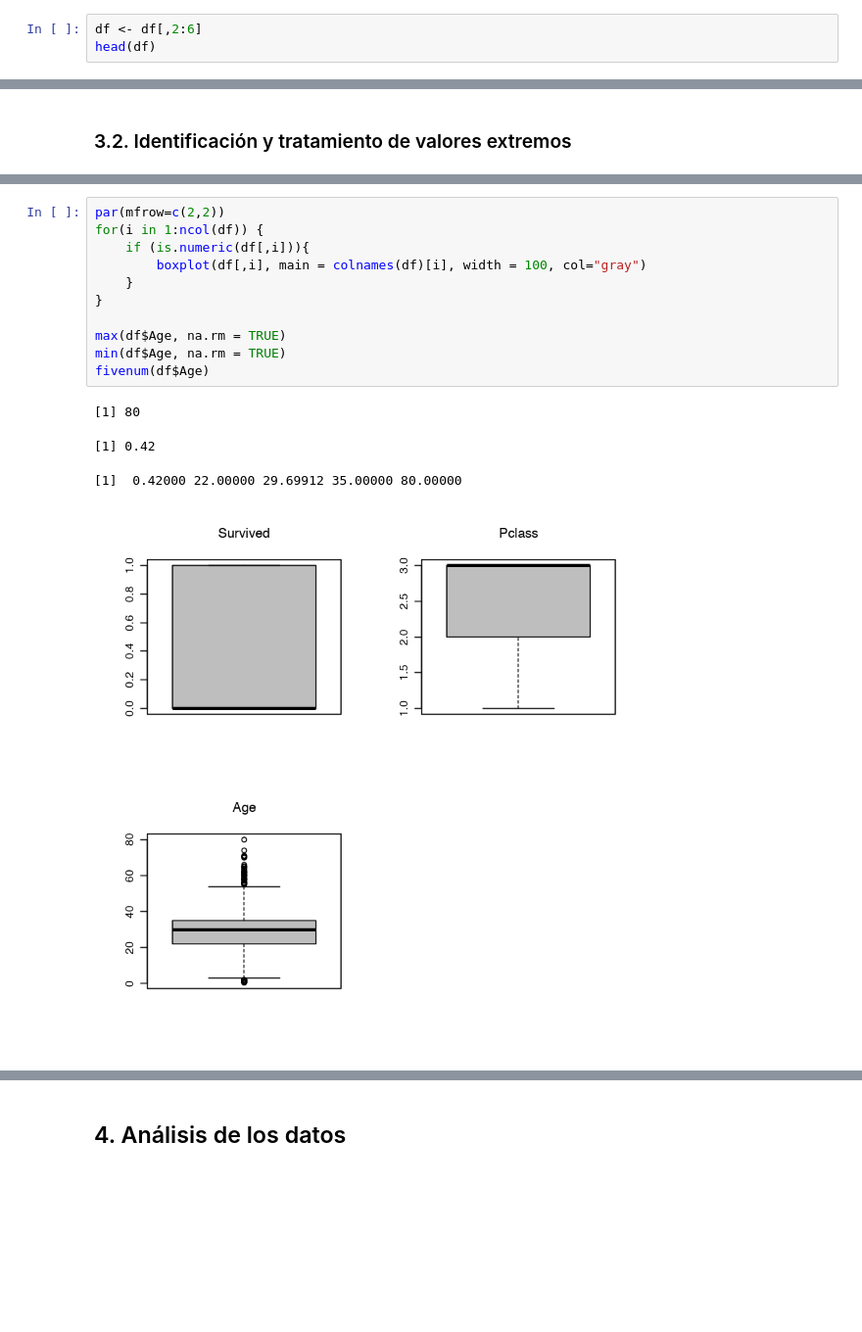
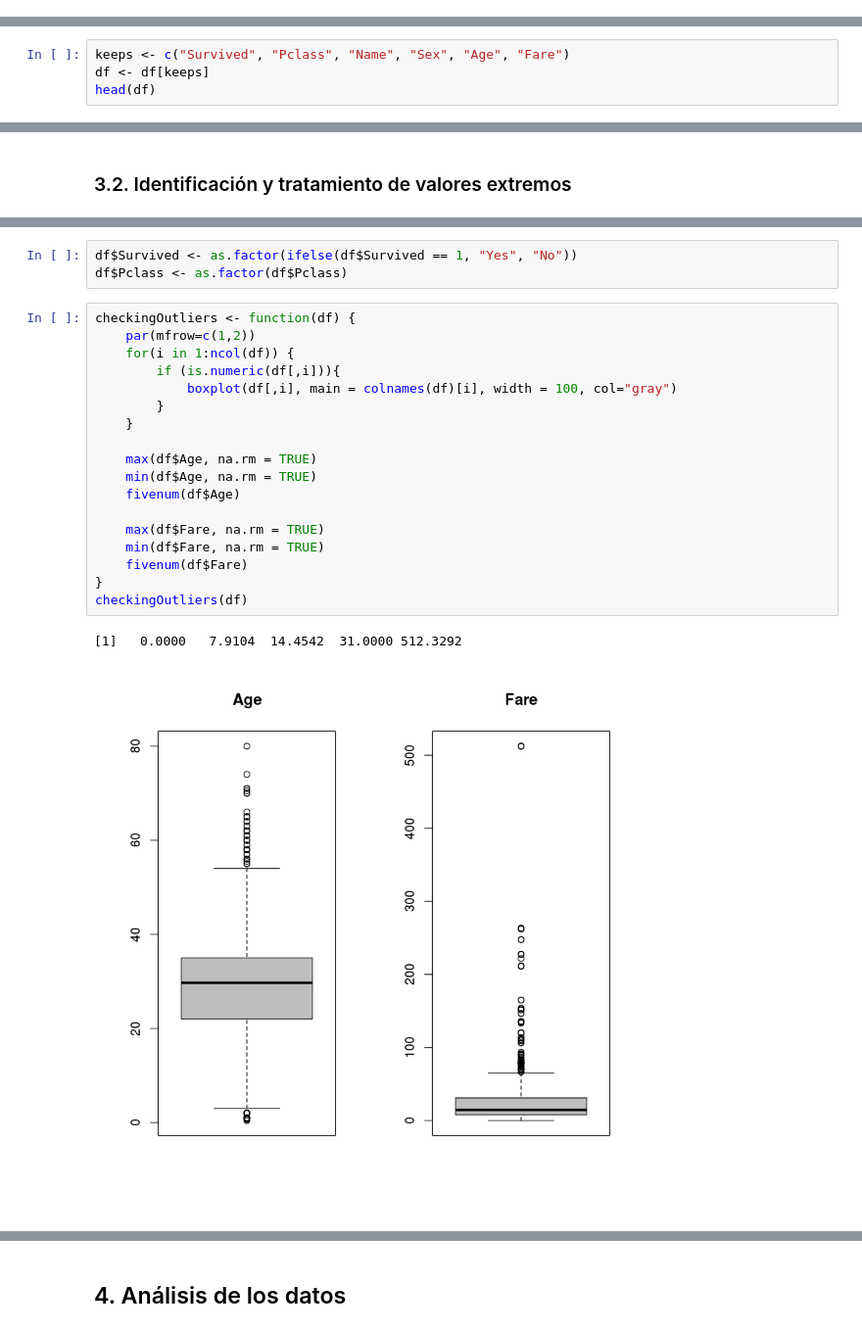
Before and after one commit to fernandoabcampos/titanic-data-cleaning-and-validation, a Jupyter notebook: Práctica 2 - Limpieza y validación de los datos - Titanic Kaggle Dataset.ipynb, the cells around one changed output, grey strips where cells are left out. Shown at 98% size. Cells and saved outputs as stored; diff of their text form; blank space fills up the shorter version.

```diff
--- a/Práctica 2 - Limpieza y validación de los datos - Titanic Kaggle Dataset.ipynb
+++ b/Práctica 2 - Limpieza y validación de los datos - Titanic Kaggle Dataset.ipynb
@@ -143,6 +145,3 @@ Queda claro que el atributo **Name** tampoco es relevante, pero mantuve por si a
 
 
 Definidos los atributos, antes de seguir para el próximo ejercicio, hago la selección de los datos que vamos a trabajar abajo.
-# %%
-df <- df[,2:6]
-head(df)
@@ -156,0 +148,4 @@ head(df)
+# %%
+keeps <- c("Survived", "Pclass", "Name", "Sex", "Age", "Fare")
+df <- df[keeps]
+head(df)
@@ -237,16 +249,24 @@ sapply(df,class)
+# %%
+df$Survived <- as.factor(ifelse(df$Survived == 1, "Yes", "No"))
+df$Pclass <- as.factor(df$Pclass)
 # %%
-par(mfrow=c(2,2))
-for(i in 1:ncol(df)) {
-    if (is.numeric(df[,i])){
-        boxplot(df[,i], main = colnames(df)[i], width = 100, col="gray")
+checkingOutliers <- function(df) {
+    par(mfrow=c(1,2))
+    for(i in 1:ncol(df)) {
+        if (is.numeric(df[,i])){
+            boxplot(df[,i], main = colnames(df)[i], width = 100, col="gray")
+        }
     }
+
+    max(df$Age, na.rm = TRUE)
+    min(df$Age, na.rm = TRUE)
+    fivenum(df$Age)
+
+    max(df$Fare, na.rm = TRUE)
+    min(df$Fare, na.rm = TRUE)
+    fivenum(df$Fare)
 }
-
-max(df$Age, na.rm = TRUE)
-min(df$Age, na.rm = TRUE)
-fivenum(df$Age)
+checkingOutliers(df)
 # %% [output]
-[1] 80
+[1]   0.0000   7.9104  14.4542  31.0000 512.3292
-[1] 0.42
-[1]  0.42000 22.00000 29.69912 35.00000 80.00000
-[figure, old version]
+[figure, new version]
```
Also changed, not shown: parts of 24 cells of this notebook, 5 other files.
